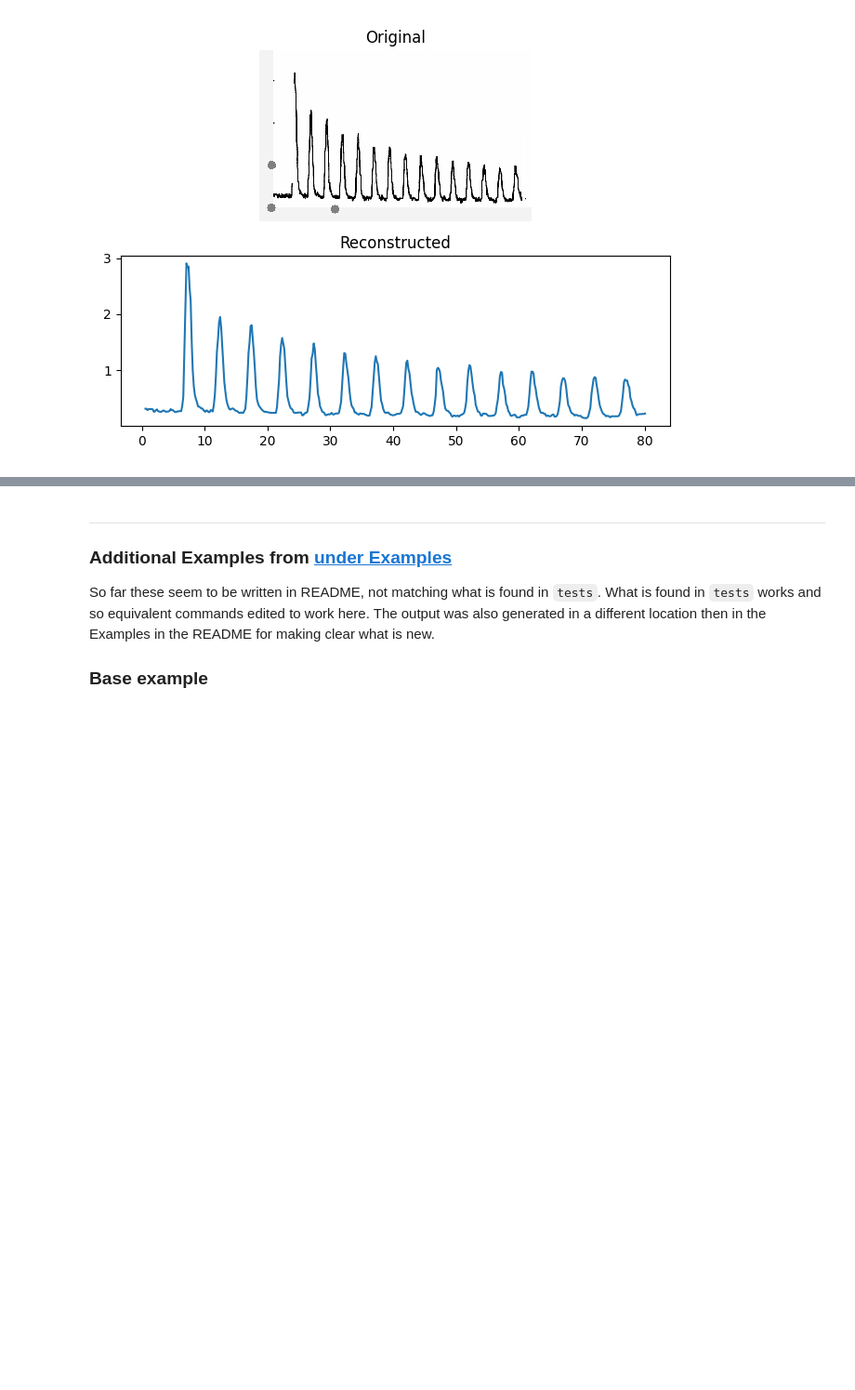
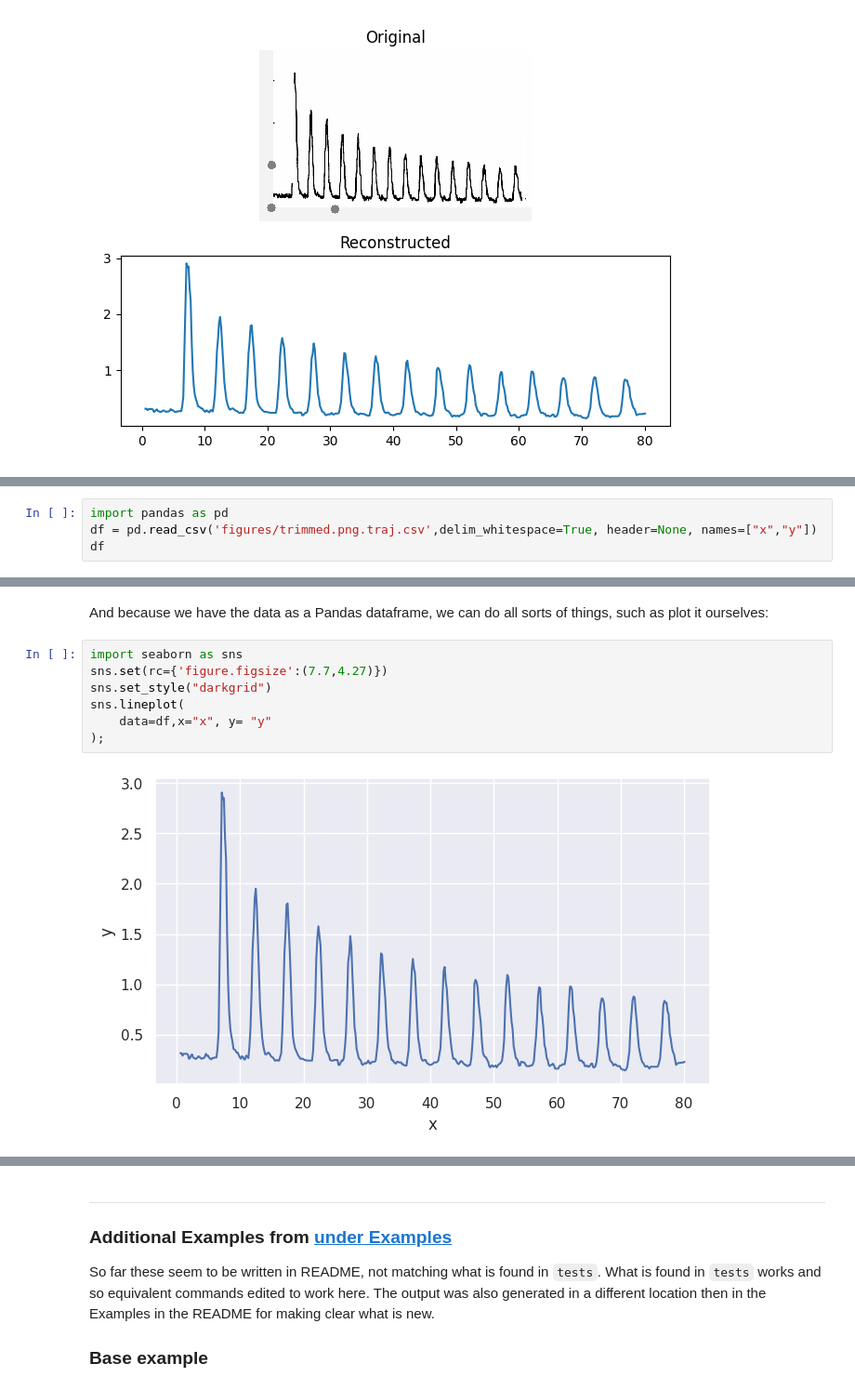
Before and after one commit to fomightez/plotdigitizer-binder, a Jupyter notebook: Testing_plotdigitizer.ipynb, the cells around one changed output, grey strips where cells are left out. Shown at 93% size. Saved outputs shown, nothing was run; the diff lists cells and outputs as text; blank space fills up the shorter version.

Commit message:
add showing recovered values and have fresh run of nb

```diff
--- a/Testing_plotdigitizer.ipynb
+++ b/Testing_plotdigitizer.ipynb
@@ -81,0 +85,4 @@ It should look something like [as displayed in the source repository](https://ra
+# %%
+import pandas as pd
+df = pd.read_csv('figures/trimmed.png.traj.csv',delim_whitespace=True, header=None, names=["x","y"])
+df
@@ -81,0 +117,11 @@ It should look something like [as displayed in the source repository](https://ra
+# %% [markdown]
+And because we have the data as a Pandas dataframe, we can do all sorts of things, such as plot it ourselves:
+# %%
+import seaborn as sns
+sns.set(rc={'figure.figsize':(7.7,4.27)})
+sns.set_style("darkgrid")
+sns.lineplot(
+    data=df,x="x", y= "y"
+);
+# %% [output]
+[figure, added]
```
Also changed, not shown: parts of 12 cells of this notebook.
